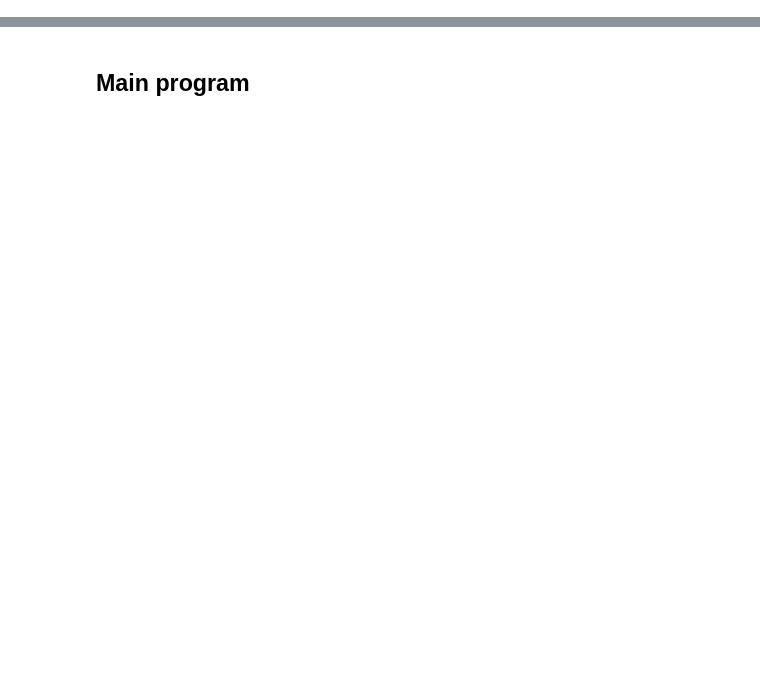
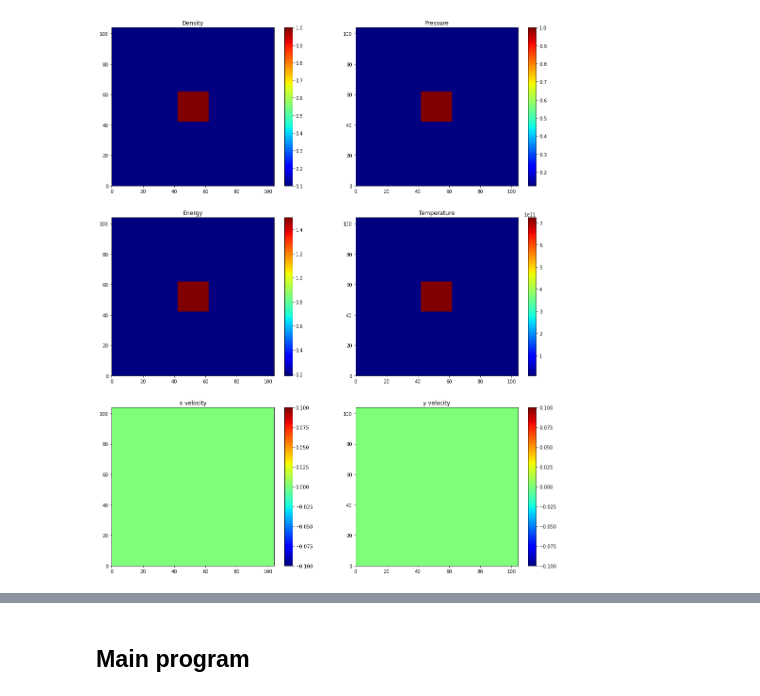
Before and after one commit to changhyun-cho/astrophysics, a Jupyter notebook: hydrodynamics/Testing 2D Hydrocode.ipynb, the cells around one changed output, grey strips where cells are left out. Cells and saved outputs as stored; diff of their text form; code cells hidden in the pictures; blank space fills up the shorter version.

```diff
--- a/hydrodynamics/Testing 2D Hydrocode.ipynb
+++ b/hydrodynamics/Testing 2D Hydrocode.ipynb
@@ -234,0 +315,28 @@ colormaps()
+# %%
+def ad_update_density():
+    global rho, f_rho_x, f_rho_y
+
+    f_rho_x = np.zeros([nx+2*ng,nx+2*ng],dtype=np.float64)
+    f_rho_y = np.zeros([nx+2*ng,nx+2*ng],dtype=np.float64)
+
+    # density flux
+    for k in range(ilo,ihi):
+        for j in range(ilo,ihi):
+            f_rho_x[k,j] = u[k,j]*avg_rho_x[k,j]*Ax
+            f_rho_y[k,j] = w[k,j]*avg_rho_y[k,j]*Ay
+
+    apply_BCs(f_rho_x)
+    apply_BCs(f_rho_y)
+
+    # density calculation
+    for k in range(ilo,ihi):
+        for j in range(ilo,ihi):
+            rho[k,j] -= dt/dV*(f_rho_x[k,j+1]-f_rho_x[k,j])
+            rho[k,j] -= dt/dV*(f_rho_y[k+1,j]-f_rho_y[k,j])
+
+    apply_BCs(rho)
+
+ad_update_density()
+colormaps()
+# %% [output]
+[figure, added]
```
Also changed, not shown: parts of 17 cells of this notebook, 1 other file.
